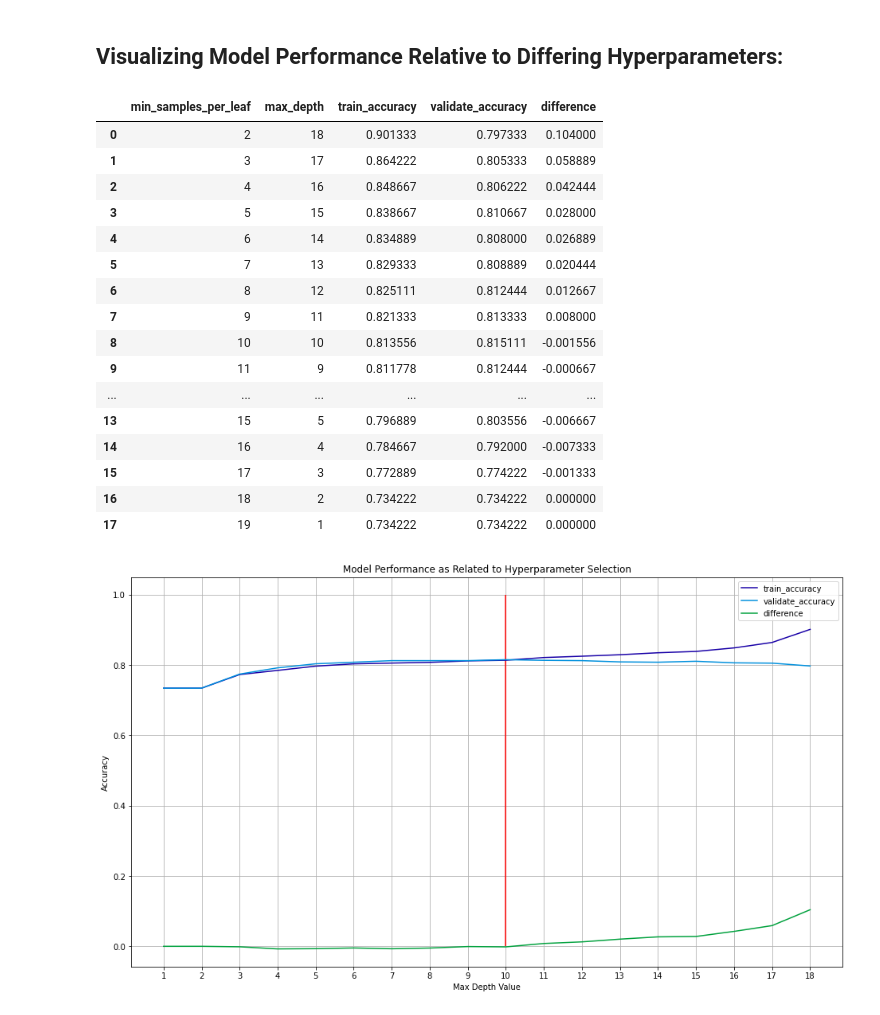
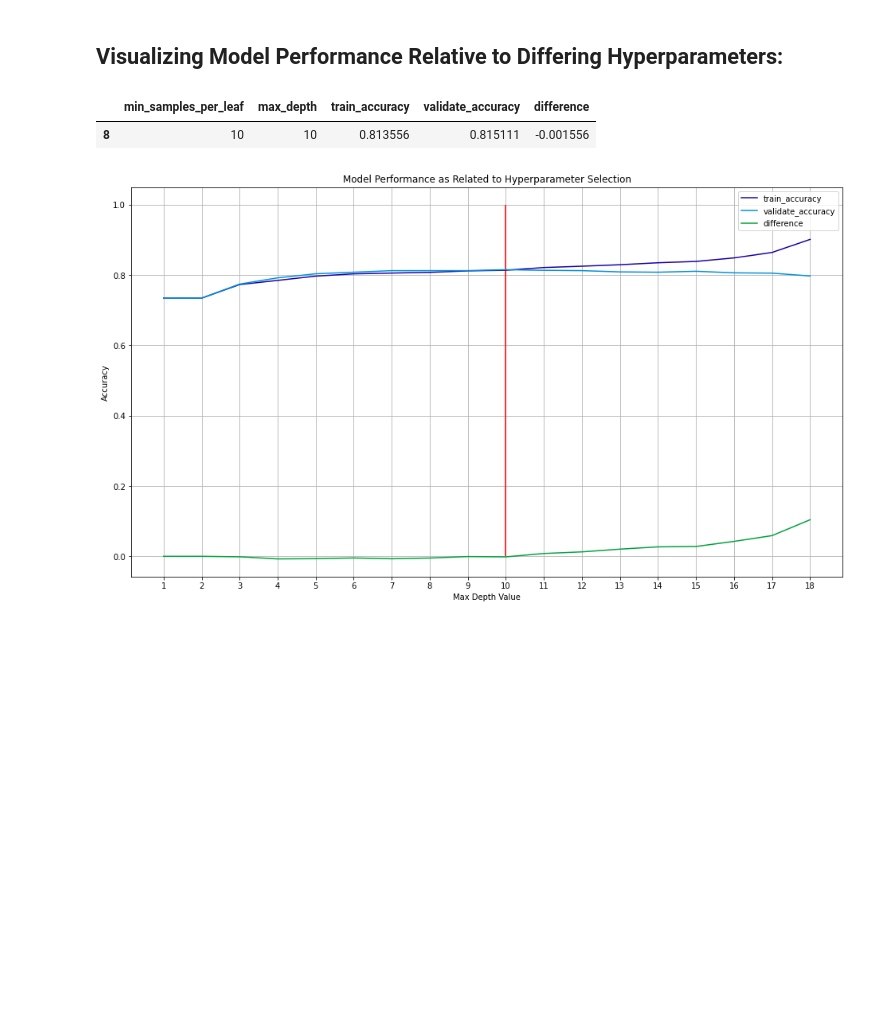
Before and after one commit to greg-maggard/telco_classification_project, a Jupyter notebook: telco_classification_final_report.ipynb, the cells around one changed output. Saved outputs shown, nothing was run; the diff lists cells and outputs as text; code cells hidden in the pictures; blank space fills up the shorter version.

```diff
--- a/telco_classification_final_report.ipynb
+++ b/telco_classification_final_report.ipynb
@@ -307,23 +337,9 @@ round(rf_test_sample_accuracy, 2)
 # %%
 #Using my optimal_rf_finder model to run a series of random forest models with differing hyperparameters for comparison:
-optimal_rf_finder(X_train, y_train, X_validate, y_validate)
-df
+df = optimal_rf_finder(X_train, y_train, X_validate, y_validate)
+#Sorting models to optimize for accuracy, while ensuring model is generalizable. Showing best model.
+df[df.difference <= 0.10].sort_values(by=['validate_accuracy', 'difference'], ascending = [False,True]).head(1)
 # %% [output]
 |  | min_samples_per_leaf | max_depth | train_accuracy | validate_accuracy | difference |
-| 0 | 2 | 18 | 0.901333 | 0.797333 | 0.104000 |
-| 1 | 3 | 17 | 0.864222 | 0.805333 | 0.058889 |
-| 2 | 4 | 16 | 0.848667 | 0.806222 | 0.042444 |
-| 3 | 5 | 15 | 0.838667 | 0.810667 | 0.028000 |
-| 4 | 6 | 14 | 0.834889 | 0.808000 | 0.026889 |
-| 5 | 7 | 13 | 0.829333 | 0.808889 | 0.020444 |
-| 6 | 8 | 12 | 0.825111 | 0.812444 | 0.012667 |
-| 7 | 9 | 11 | 0.821333 | 0.813333 | 0.008000 |
 | 8 | 10 | 10 | 0.813556 | 0.815111 | -0.001556 |
-| 9 | 11 | 9 | 0.811778 | 0.812444 | -0.000667 |
-| ... | ... | ... | ... | ... | ... |
-| 13 | 15 | 5 | 0.796889 | 0.803556 | -0.006667 |
-| 14 | 16 | 4 | 0.784667 | 0.792000 | -0.007333 |
-| 15 | 17 | 3 | 0.772889 | 0.774222 | -0.001333 |
-| 16 | 18 | 2 | 0.734222 | 0.734222 | 0.000000 |
-| 17 | 19 | 1 | 0.734222 | 0.734222 | 0.000000 |
 # %%
```
Also changed, not shown: parts of 14 cells of this notebook, 2 other files.
